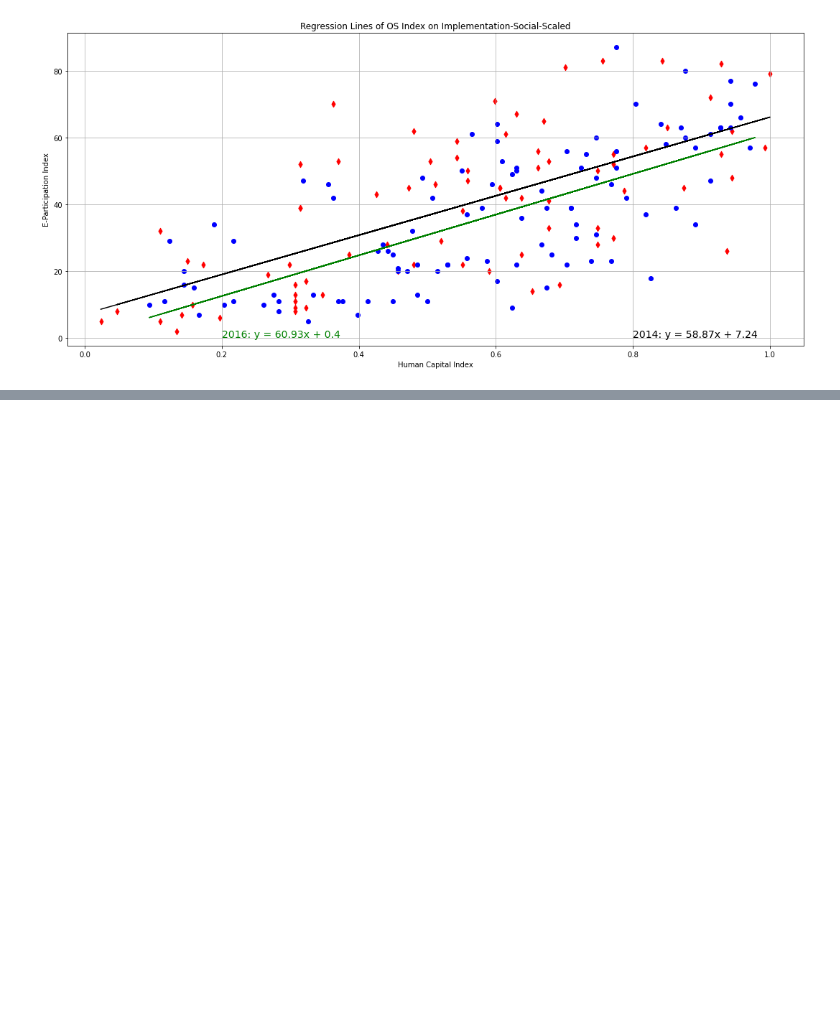
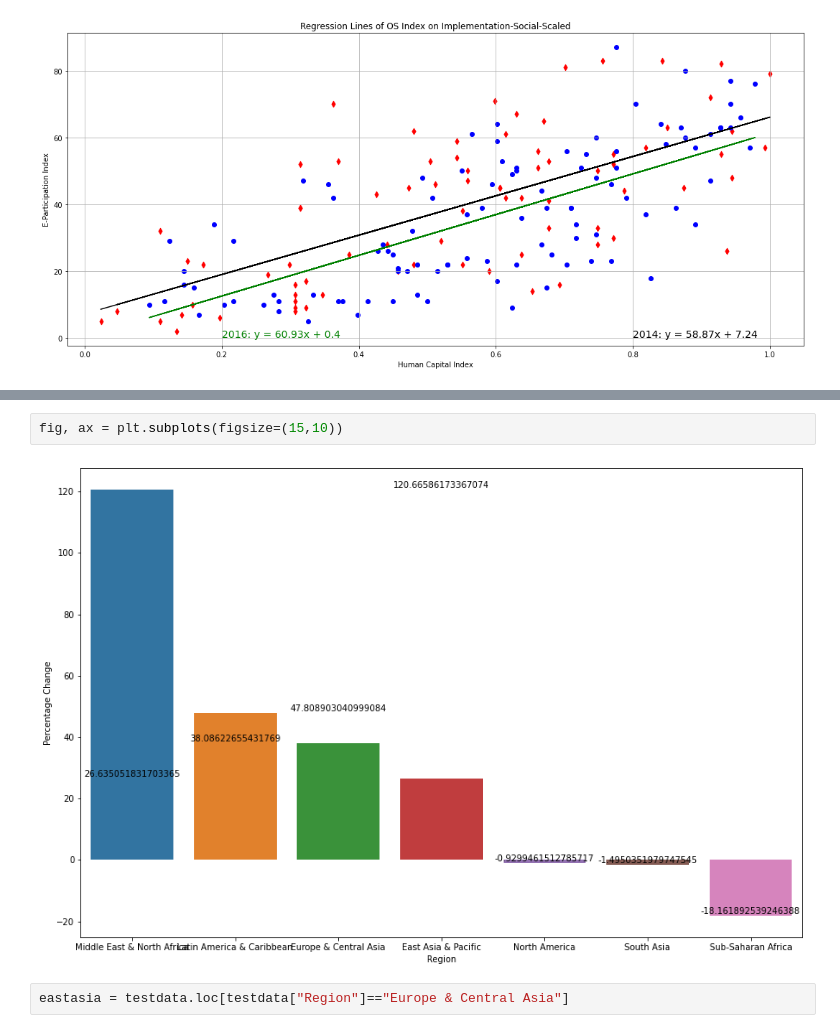
Before and after one commit to kreetigulati/Egovernance_and_OpenData, a Jupyter notebook: Project1_nico.ipynb, the cells around one changed output, grey strips where cells are left out. Cells and saved outputs as stored; diff of their text form; blank space fills up the shorter version.

```diff
--- a/Project1_nico.ipynb
+++ b/Project1_nico.ipynb
@@ -406,0 +731,6 @@ clean_data.groupby(["Region","Year"]).agg()
+# %%
+fig, ax = plt.subplots(figsize=(15,10))
+# %% [output]
+[figure, added]
+# %%
+eastasia = testdata.loc[testdata["Region"]=="Europe & Central Asia"]
```
Also changed, not shown: parts of 30 cells of this notebook, 3 other files.
